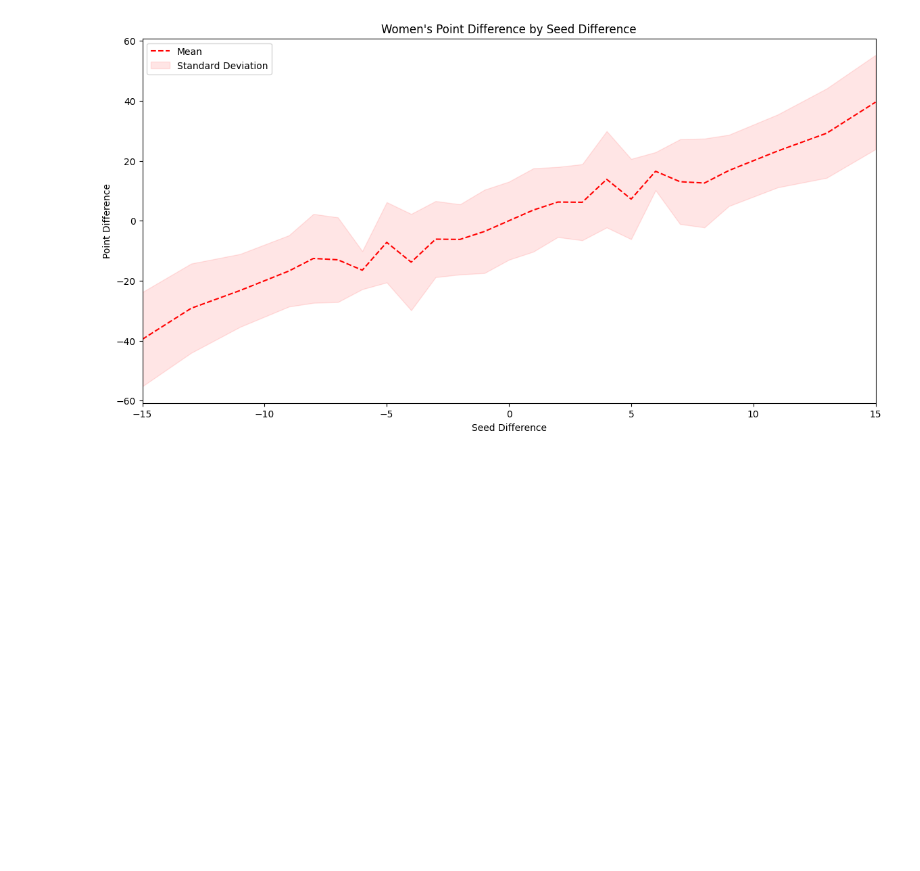
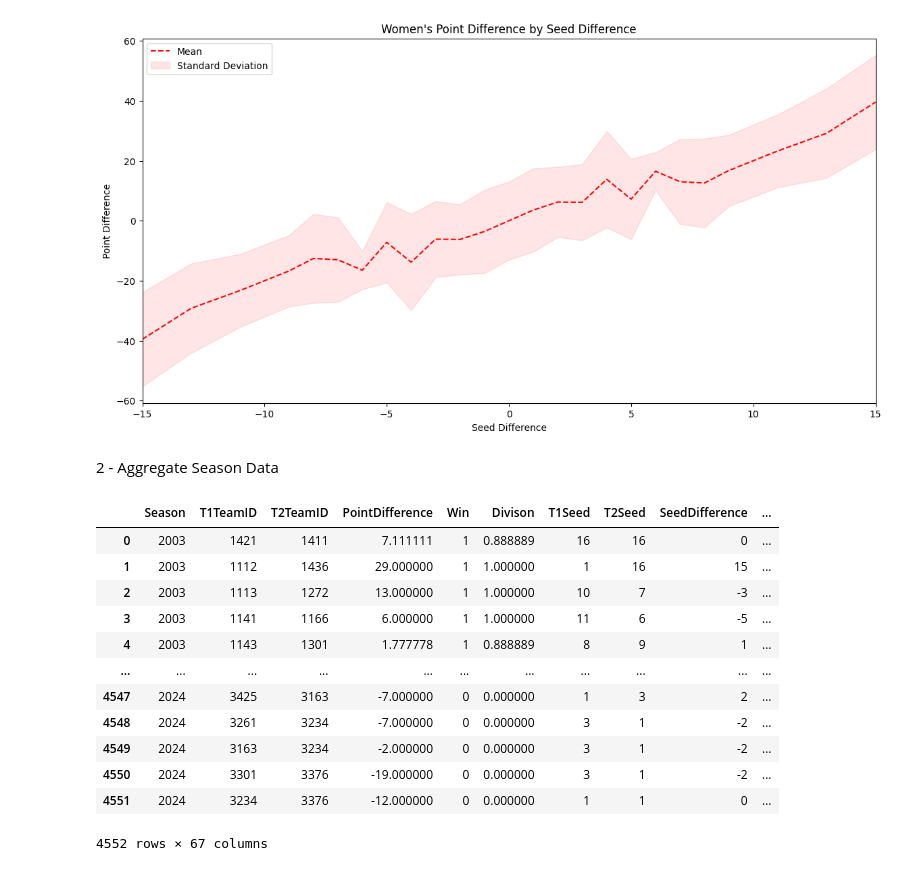
Before and after one commit to jamie07262/INFO-3608-PROJECT, a Jupyter notebook: New_Data_Processor.ipynb, the cells around one changed output. Saved outputs shown, nothing was run; the diff lists cells and outputs as text; code cells hidden in the pictures; blank space fills up the shorter version.

Commit message:
Added Aggregate Season Features

```diff
--- a/New_Data_Processor.ipynb
+++ b/New_Data_Processor.ipynb
@@ -384,3 +386,42 @@ plt.legend()
 plt.show()
 # %% [output]
 [figure]
+# %% [markdown]
+2 - Aggregate Season Data
+# %%
+boxcols = [
+    "T1Score", "T1FGM", "T1FGA", "T1FGM3", "T1FGA3", "T1FTM", "T1FTA",
+    "T1OR", "T1DR", "T1Ast", "T1TO", "T1Stl", "T1Blk", "T1PF",
+    "T2Score", "T2FGM", "T2FGA", "T2FGM3", "T2FGA3", "T2FTM", "T2FTA",
+    "T2OR", "T2DR", "T2Ast", "T2TO", "T2Stl", "T2Blk", "T2PF",
+    "PointDifference"
+]
+
+# calculate season averages
+seasonAggregate = seasonData.groupby(["Season", "T1TeamID"])[boxcols].agg("mean").reset_index()
+
+seasonAggregateT1 = seasonAggregate.copy()
+seasonAggregateT1.columns = ["T1Average" + x.replace("T1", "").replace("T2", "Opponent") for x in list(seasonAggregateT1.columns)]
+seasonAggregateT1 = seasonAggregateT1.rename({"T1AverageSeason": "Season", "T1AverageTeamID": "T1TeamID"}, axis=1)
+seasonAggregateT2 = seasonAggregate.copy()
+seasonAggregateT2.columns = ["T2Average" + x.replace("T1", "").replace("T2", "Opponent") for x in list(seasonAggregateT2.columns)]
+seasonAggregateT2 = seasonAggregateT2.rename({"T2AverageSeason": "Season", "T2AverageTeamID": "T2TeamID"}, axis=1)
+
+tourneyData = pd.merge(tourneyData, seasonAggregateT1, on=["Season", "T1TeamID"], how="left")
+tourneyData = pd.merge(tourneyData, seasonAggregateT2, on=["Season", "T2TeamID"], how="left")
+# %%
+tourneyData
+# %% [output]
+|  | Season | T1TeamID | T2TeamID | PointDifference | Win | Divison | T1Seed | T2Seed | SeedDifference | ... |
+| 0 | 2003 | 1421 | 1411 | 7.111111 | 1 | 0.888889 | 16 | 16 | 0 | ... |
+| 1 | 2003 | 1112 | 1436 | 29.000000 | 1 | 1.000000 | 1 | 16 | 15 | ... |
+| 2 | 2003 | 1113 | 1272 | 13.000000 | 1 | 1.000000 | 10 | 7 | -3 | ... |
+| 3 | 2003 | 1141 | 1166 | 6.000000 | 1 | 1.000000 | 11 | 6 | -5 | ... |
+| 4 | 2003 | 1143 | 1301 | 1.777778 | 1 | 0.888889 | 8 | 9 | 1 | ... |
+| ... | ... | ... | ... | ... | ... | ... | ... | ... | ... | ... |
+| 4547 | 2024 | 3425 | 3163 | -7.000000 | 0 | 0.000000 | 1 | 3 | 2 | ... |
+| 4548 | 2024 | 3261 | 3234 | -7.000000 | 0 | 0.000000 | 3 | 1 | -2 | ... |
+| 4549 | 2024 | 3163 | 3234 | -2.000000 | 0 | 0.000000 | 3 | 1 | -2 | ... |
+| 4550 | 2024 | 3301 | 3376 | -19.000000 | 0 | 0.000000 | 3 | 1 | -2 | ... |
+| 4551 | 2024 | 3234 | 3376 | -12.000000 | 0 | 0.000000 | 1 | 1 | 0 | ... |
+4552 rows × 67 columns
```
Also changed, not shown: parts of 1 cell of this notebook.
